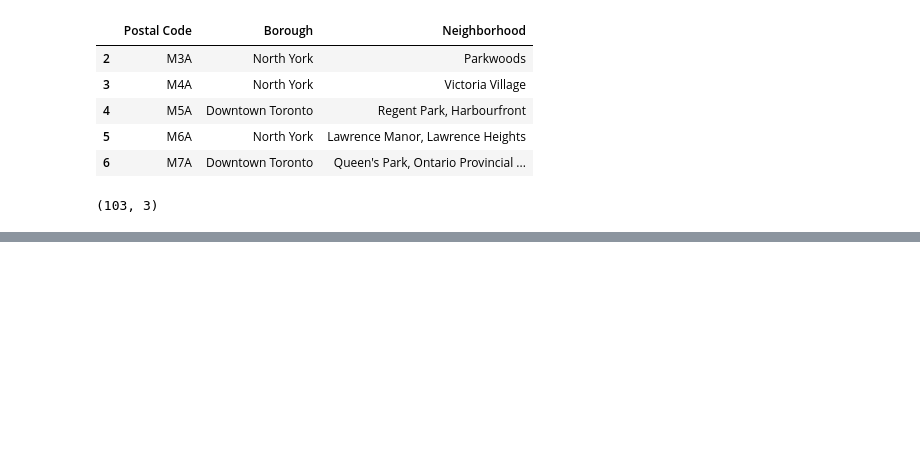
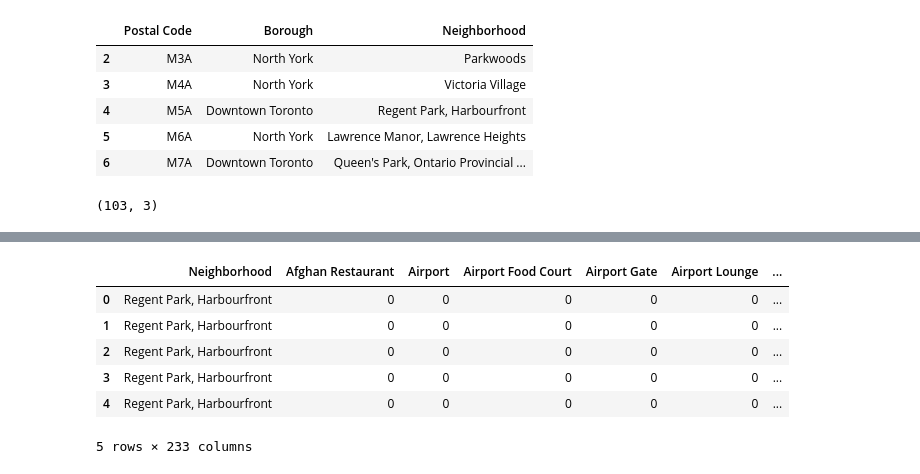
Before and after one commit to ivanjimenez117/Coursera_Capstone, a Jupyter notebook: Segmenting and Clustering Toronto's Neighborhooods.ipynb, the cells around one changed output, grey strips where cells are left out. Cells and saved outputs as stored; diff of their text form; code cells hidden in the pictures; blank space fills up the shorter version.

```diff
--- a/Segmenting and Clustering Toronto's Neighborhooods.ipynb
+++ b/Segmenting and Clustering Toronto's Neighborhooods.ipynb
@@ -53,0 +105,18 @@ Index(['Postal Code', 'Latitude', 'Longitude'], dtype='object')
+# %%
+#One hot encode the venue category
+toronto_onehot = pd.get_dummies(toronto_venues[['Venue Category']], prefix="", prefix_sep="")
+toronto_onehot['Neighborhood'] = toronto_venues['Neighborhood']
+column_names = list(toronto_onehot.columns)
+column_names.remove('Neighborhood')
+fixed_columns = ['Neighborhood'] + column_names
+toronto_onehot = toronto_onehot[fixed_columns]
+
+toronto_onehot.head()
+# %% [output]
+|  | Neighborhood | Afghan Restaurant | Airport | Airport Food Court | Airport Gate | Airport Lounge | ... |
+| 0 | Regent Park, Harbourfront | 0 | 0 | 0 | 0 | 0 | ... |
+| 1 | Regent Park, Harbourfront | 0 | 0 | 0 | 0 | 0 | ... |
+| 2 | Regent Park, Harbourfront | 0 | 0 | 0 | 0 | 0 | ... |
+| 3 | Regent Park, Harbourfront | 0 | 0 | 0 | 0 | 0 | ... |
+| 4 | Regent Park, Harbourfront | 0 | 0 | 0 | 0 | 0 | ... |
+5 rows × 233 columns
```
Also changed, not shown: parts of 28 cells of this notebook.
